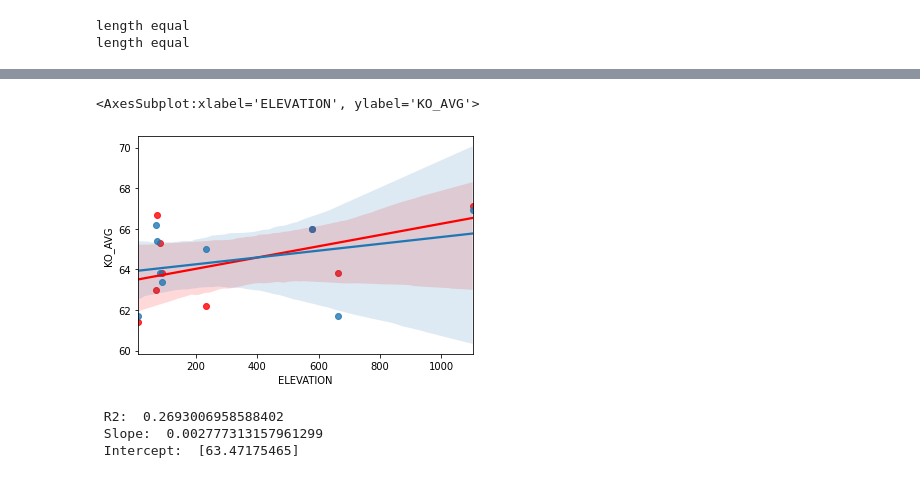
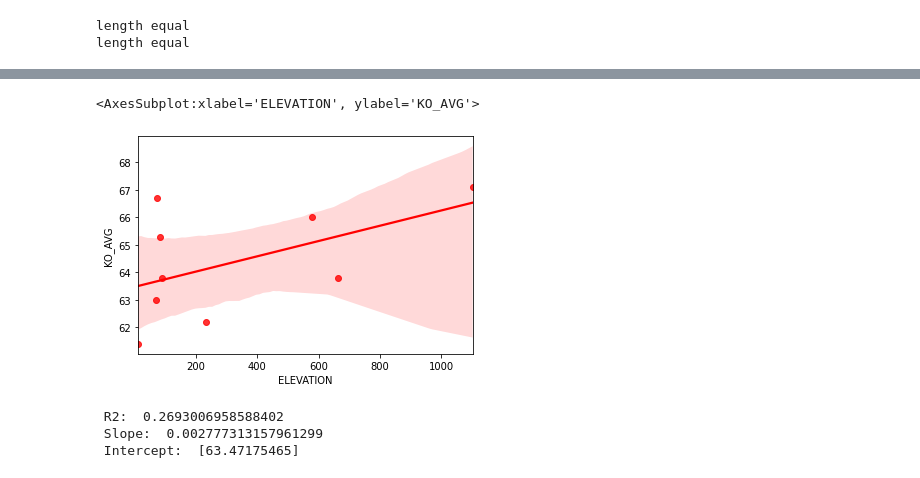
Before and after one commit to huuugh18/Programming-In-Python, a Jupyter notebook: CorseWork/CW2/fg_data_test.ipynb, the cells around one changed output, grey strips where cells are left out. Drawn from its saved outputs; the diff is of its cells as text; code cells hidden in the pictures.

```diff
--- a/CorseWork/CW2/fg_data_test.ipynb
+++ b/CorseWork/CW2/fg_data_test.ipynb
@@ -352,18 +360,16 @@ ko_loc_avg_away_df = get_location_ko_averages(df_ko_away)
 # %%
 import seaborn as sns
 
-#source for elevations https://en-ca.topographic-map.com/
-# elevation is m above sea level
 elevations = [11, 1102, 662, 89, 70, 72, 580, 82, 232]
 ko_loc_avg_df['ELEVATION'] = elevations
 ko_loc_avg_away_df['ELEVATION'] = elevations
 # ax1 = ko_loc_avg_df.plot.scatter(x='KO_AVG', y='ELEVATION', title='Kickoff Vs Elevation All Kickoffs')
 # ax2 = ko_loc_avg_away_df.plot.scatter(x='KO_AVG', y='ELEVATION', title='Kickoff Vs Elevation Away Kickoffs')
 sns.regplot(y=ko_loc_avg_away_df['KO_AVG'], x=ko_loc_avg_away_df['ELEVATION'], color='red')
-sns.regplot(y=ko_loc_avg_df['KO_AVG'], x=ko_loc_avg_df['ELEVATION'])
+# sns.regplot(y=ko_loc_avg_df['KO_AVG'], x=ko_loc_avg_df['ELEVATION'])
 # %% [output]
 <AxesSubplot:xlabel='ELEVATION', ylabel='KO_AVG'>
-[figure, old version]
+[figure, new version]
 # %%
 import numpy as np
 from sklearn.linear_model import LinearRegression
```
Also changed, not shown: parts of 6 cells of this notebook, 6 other files.
